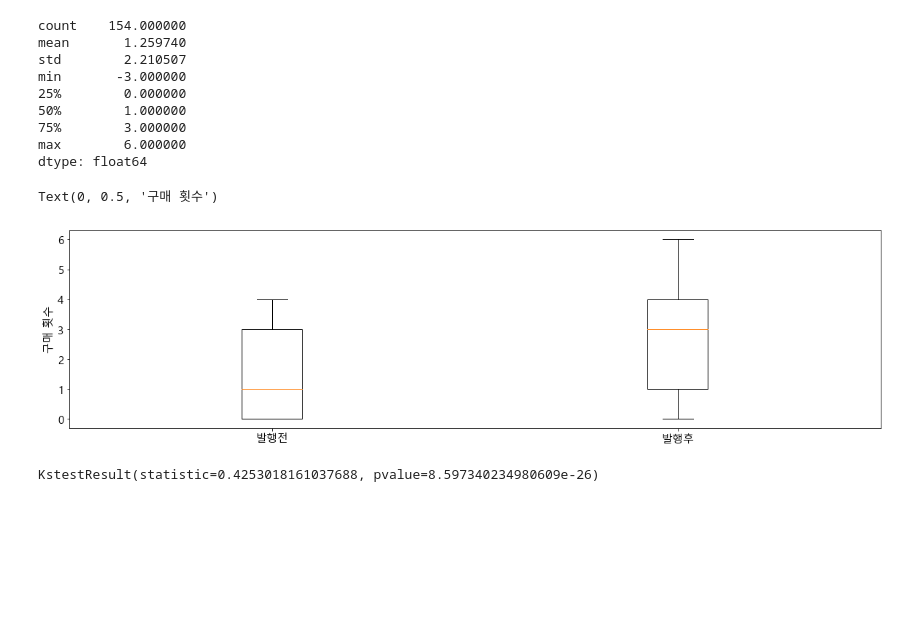
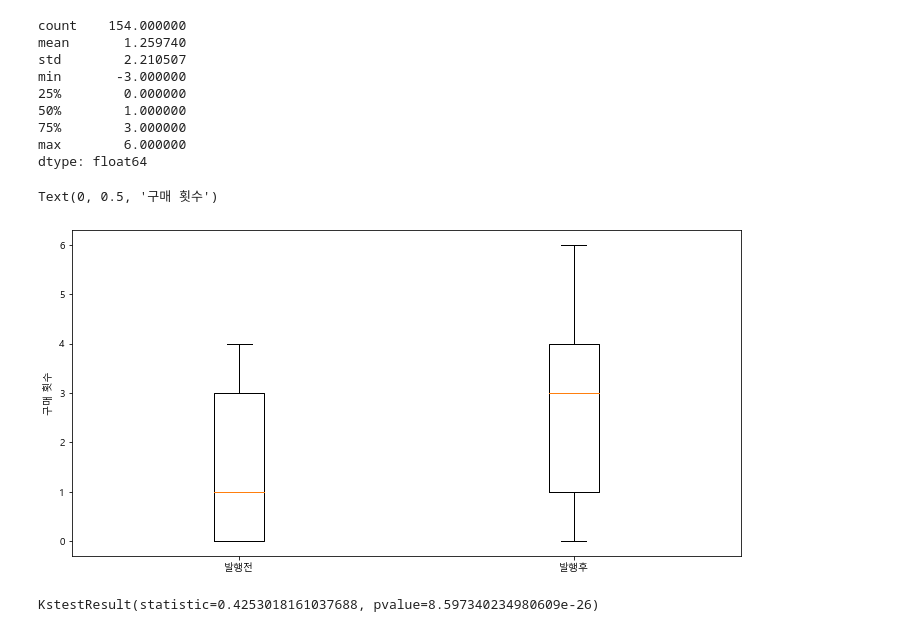
Before and after one commit to seonydg/ml-AB-test-website-configuration, a Jupyter notebook: AB-test_Web site configuration.ipynb, the cells around one changed output. Saved outputs shown, nothing was run; the diff lists cells and outputs as text; code cells hidden in the pictures; blank space fills up the shorter version.

```diff
--- a/AB-test_Web site configuration.ipynb
+++ b/AB-test_Web site configuration.ipynb
@@ -284,7 +288,7 @@ F_onewayResult(statistic=1.6538817694924581, pvalue=0.19256727851054653)
 # %% [markdown]
 #### Step 4. 할인 쿠폰의 효과 분석
 # %%
-df = pd.read_csv("할인쿠폰발행효과.csv", engine = "python")
+df = pd.read_csv("./data/할인쿠폰발행효과.csv", encoding='cp949')
 df.head()
 # %% [output]
 |  | 고객ID | 발행전 구매 횟수 | 발행후 구매 횟수 |
@@ -307,12 +311,13 @@ min       -3.000000
 max        6.000000
 dtype: float64
 # %%
+plt.figure(figsize=(12, 6))
 plt.boxplot([df['발행전 구매 횟수'], df['발행후 구매 횟수']])
 plt.xticks([1, 2], ['발행전', '발행후'])
 plt.ylabel("구매 횟수")
 # %% [output]
 Text(0, 0.5, '구매 횟수')
-[figure, old version]
+[figure, new version]
 # %%
 # 정규성 검정
 kstest(df['발행후 구매 횟수'] - df['발행전 구매 횟수'], 'norm')
```
Also changed, not shown: parts of 1 cell of this notebook.
